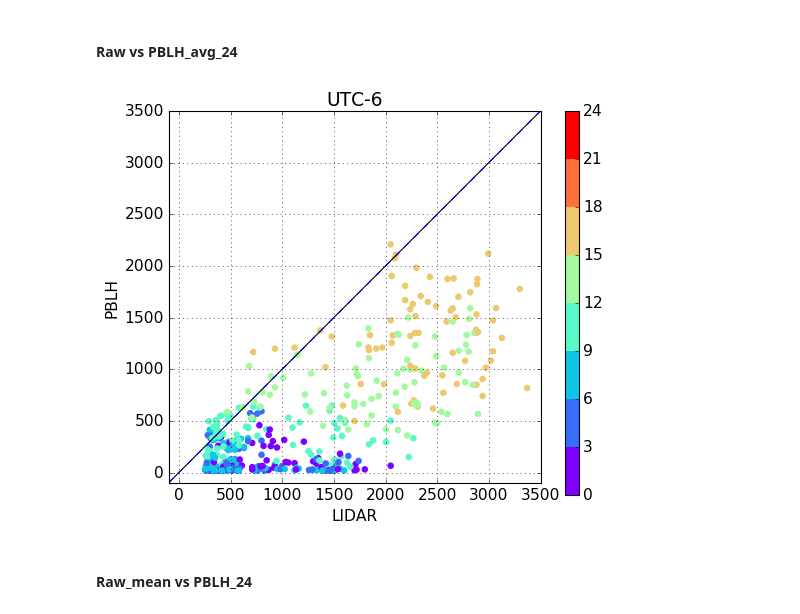
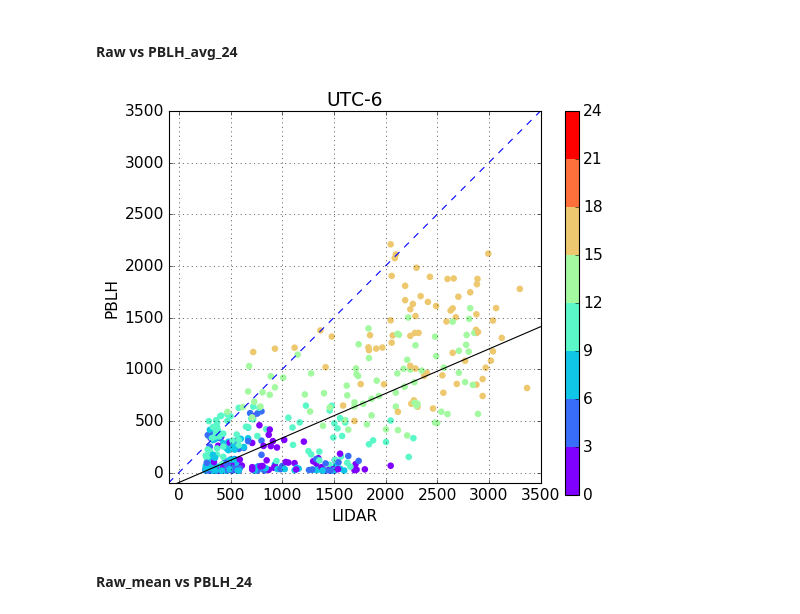
Before and after one commit to cpierard/capa_limite_WRF, a Jupyter notebook: Notebooks/porco il dio.ipynb, the cells around one changed output. Cells and saved outputs as stored; diff of their text form; code cells hidden in the pictures.

```diff
--- a/Notebooks/porco il dio.ipynb
+++ b/Notebooks/porco il dio.ipynb
@@ -529,41 +549,41 @@ y = dic_data.PBLH_avg_24  #dic_wrf_df.between_time('06:00:00', '23:00:00').PBLH_
 tag = (dic_data.index.hour-6)%24#dic_wrf_df.between_time('06:00:00', '23:00:00').index.hour
 
 ##Ajuste lineal
-popt, pcov = optimization.curve_fit(ajuste_lineal, dic_data.dropna(thresh=6).Raw, dic_data.dropna(thresh=6).PBLH_avg_24)
+popt, pcov = optimization.curve_fit(ajuste_lineal, dic_data.dropna(thresh=7).Raw, dic_data.dropna(thresh=7).PBLH_avg_24)
 
 # define the colormap
 cmap = plt.cm.rainbow #matplotlib.colors.ListedColormap(['black','yellow', 'red', 'blue', 'white', 'green'])
 # extract all colors from the .rainbow map
 cmaplist = [cmap(i) for i in range(cmap.N)]
 # create the new map
 cmap = cmap.from_list('Custom cmap', cmaplist, cmap.N)
 # define the bins and normalize
 bounds = np.linspace(0,24, 9)
 norm = matplotlib.colors.BoundaryNorm(bounds, cmap.N)
 
 # make the scatter
 scat = ax.scatter(x,y, cmap=cmap, norm=norm, c=tag, edgecolors='none', s = 35)
 
 # create a second axes for the colorbar
 ax2 = fig.add_axes([0.95, 0.1, 0.03, 0.8])
 cb = matplotlib.colorbar.ColorbarBase(ax2, cmap=cmap, norm=norm, spacing='proportional', ticks=bounds, boundaries=bounds, format='%1i')
 
 #Format
 ax.set_ylim(-100, 3500)
 ax.set_xlim(-100, 3500)
 ax.set_xlabel('LIDAR')
 ax.set_ylabel('PBLH')
 xx = np.linspace(-100, 3500, 10)
 
 ax.plot(xx, ajuste_lineal(xx, *popt), c = 'k') #plot linear fit
 ax.plot(xx, ajuste_lineal(xx, 0, 1), '--') #Plot identity
 plt.rcParams.update({'font.size': 14})
 ax.set_title('UTC-6')
 ax.grid()
 #ax.set_title('Well defined discrete colors')
 #ax2.set_ylabel('Very custom cbar [-]', size=12)
 # %% [output]
-[figure, old version]
+[figure, new version]
 # %% [markdown]
 #### Raw_mean vs PBLH_24
 # %%
```
Also changed, not shown: parts of 16 cells of this notebook, 12 other files.
